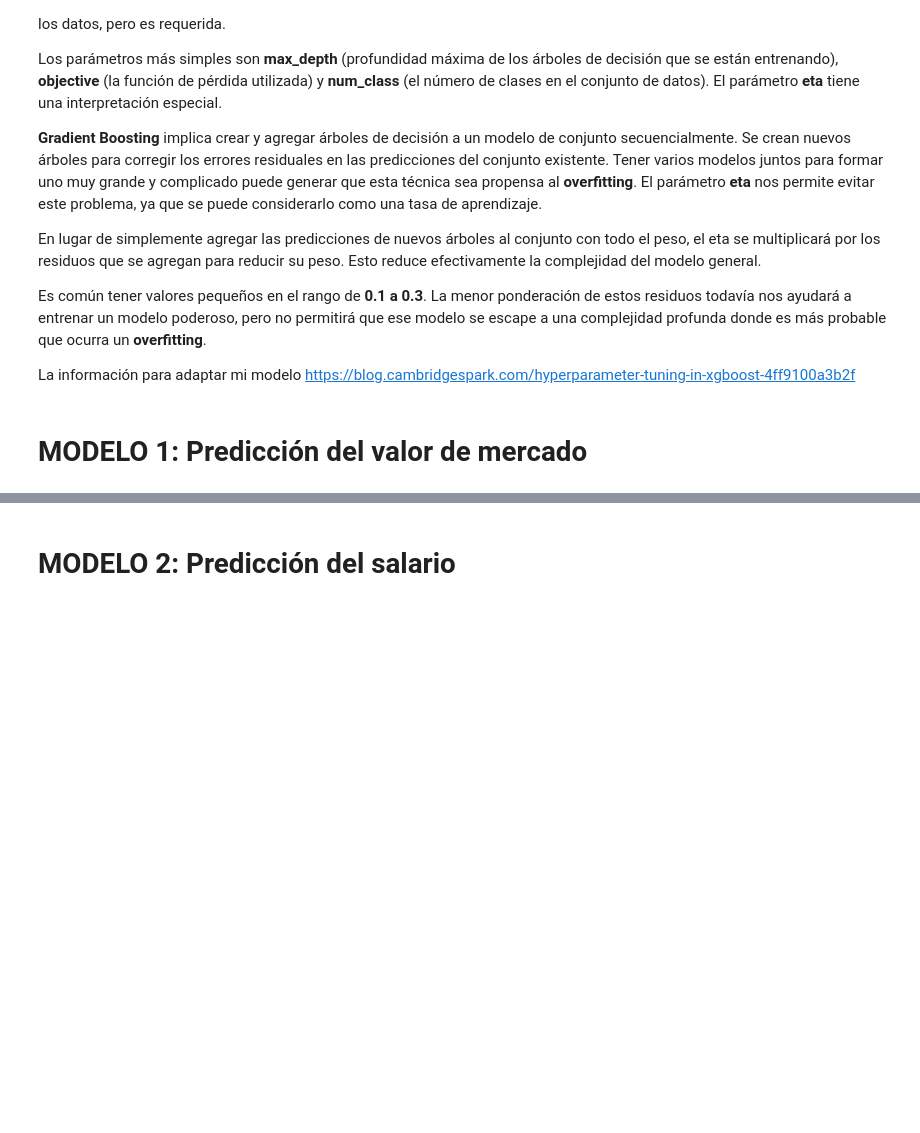
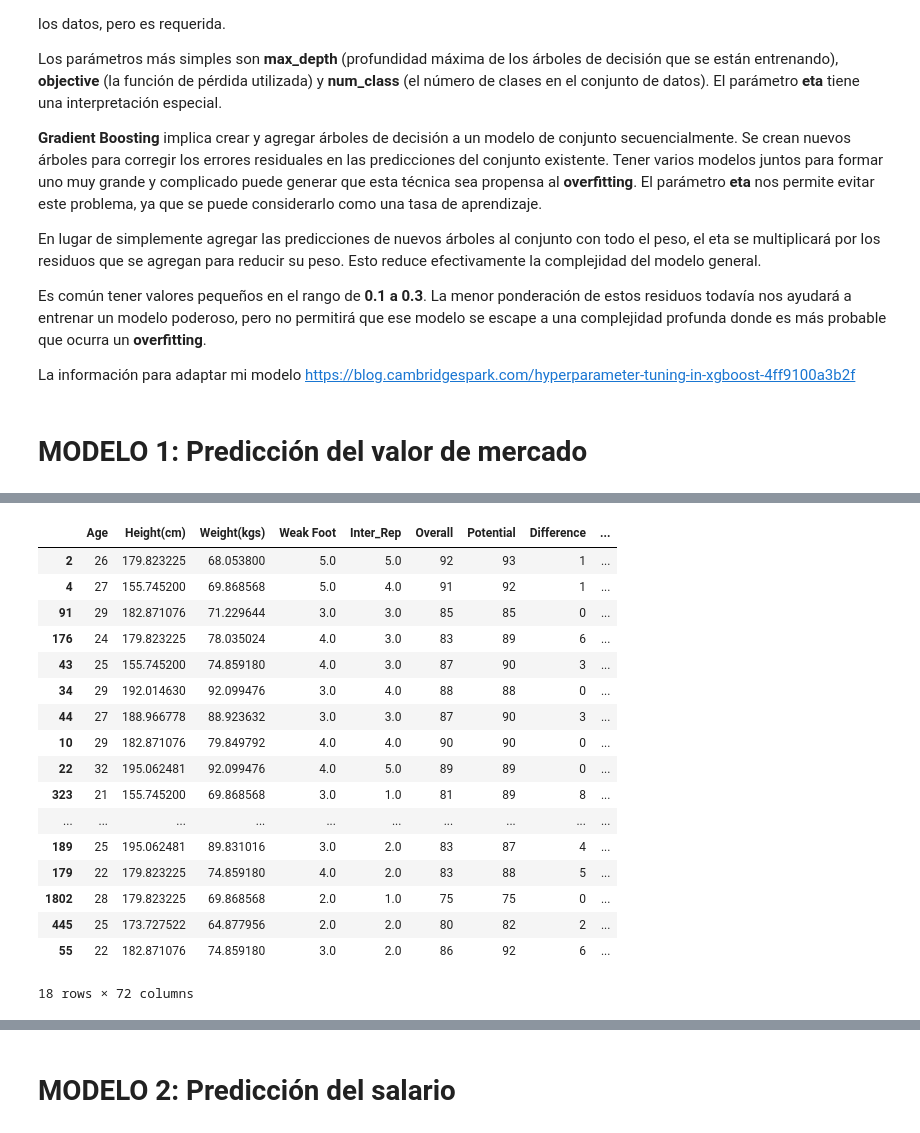
Before and after one commit to JMCass/datamex1019, a Jupyter notebook: final-project/supervized.ipynb, the cells around one changed output, grey strips where cells are left out. Drawn from its saved outputs; the diff is of its cells as text; code cells hidden in the pictures; blank space fills up the shorter version.

```diff
--- a/final-project/supervized.ipynb
+++ b/final-project/supervized.ipynb
@@ -315,9 +363,28 @@ La información para adaptar mi modelo https://blog.cambridgespark.com/hyperpara
 #dpred_value = xgb.DMatrix(fifasup_mach, label = y_value)
 #y_pred = pd.Series(model_value.predict(dpred_value))
 # %%
-#Top 10% players with overpriced transfer values.
-#sub_value = y_value.subtract(y_pred)
-#exp_value = fifasup_mach.loc[sub_value.nlargest(int(len(sub_value)/1000)).index]
-#exp_value.head()
+#!#Top 10% players with overpriced transfer values.
+sub_value = y_value.subtract(y_pred)
+exp_value = fifasup_mach.loc[sub_value.nlargest(int(len(sub_value)/1000)).index]
+exp_value
+# %% [output]
+|  | Age | Height(cm) | Weight(kgs) | Weak Foot | Inter_Rep | Overall | Potential | Difference | ... |
+| 2 | 26 | 179.823225 | 68.053800 | 5.0 | 5.0 | 92 | 93 | 1 | ... |
+| 4 | 27 | 155.745200 | 69.868568 | 5.0 | 4.0 | 91 | 92 | 1 | ... |
+| 91 | 29 | 182.871076 | 71.229644 | 3.0 | 3.0 | 85 | 85 | 0 | ... |
+| 176 | 24 | 179.823225 | 78.035024 | 4.0 | 3.0 | 83 | 89 | 6 | ... |
+| 43 | 25 | 155.745200 | 74.859180 | 4.0 | 3.0 | 87 | 90 | 3 | ... |
+| 34 | 29 | 192.014630 | 92.099476 | 3.0 | 4.0 | 88 | 88 | 0 | ... |
+| 44 | 27 | 188.966778 | 88.923632 | 3.0 | 3.0 | 87 | 90 | 3 | ... |
+| 10 | 29 | 182.871076 | 79.849792 | 4.0 | 4.0 | 90 | 90 | 0 | ... |
+| 22 | 32 | 195.062481 | 92.099476 | 4.0 | 5.0 | 89 | 89 | 0 | ... |
+| 323 | 21 | 155.745200 | 69.868568 | 3.0 | 1.0 | 81 | 89 | 8 | ... |
+| ... | ... | ... | ... | ... | ... | ... | ... | ... | ... |
+| 189 | 25 | 195.062481 | 89.831016 | 3.0 | 2.0 | 83 | 87 | 4 | ... |
+| 179 | 22 | 179.823225 | 74.859180 | 4.0 | 2.0 | 83 | 88 | 5 | ... |
+| 1802 | 28 | 179.823225 | 69.868568 | 2.0 | 1.0 | 75 | 75 | 0 | ... |
+| 445 | 25 | 173.727522 | 64.877956 | 2.0 | 2.0 | 80 | 82 | 2 | ... |
+| 55 | 22 | 182.871076 | 74.859180 | 3.0 | 2.0 | 86 | 92 | 6 | ... |
+18 rows × 72 columns
 # %%
 #Top 10% players with underpriced transfer values.
```
Also changed, not shown: parts of 48 cells of this notebook, 19 other files.
